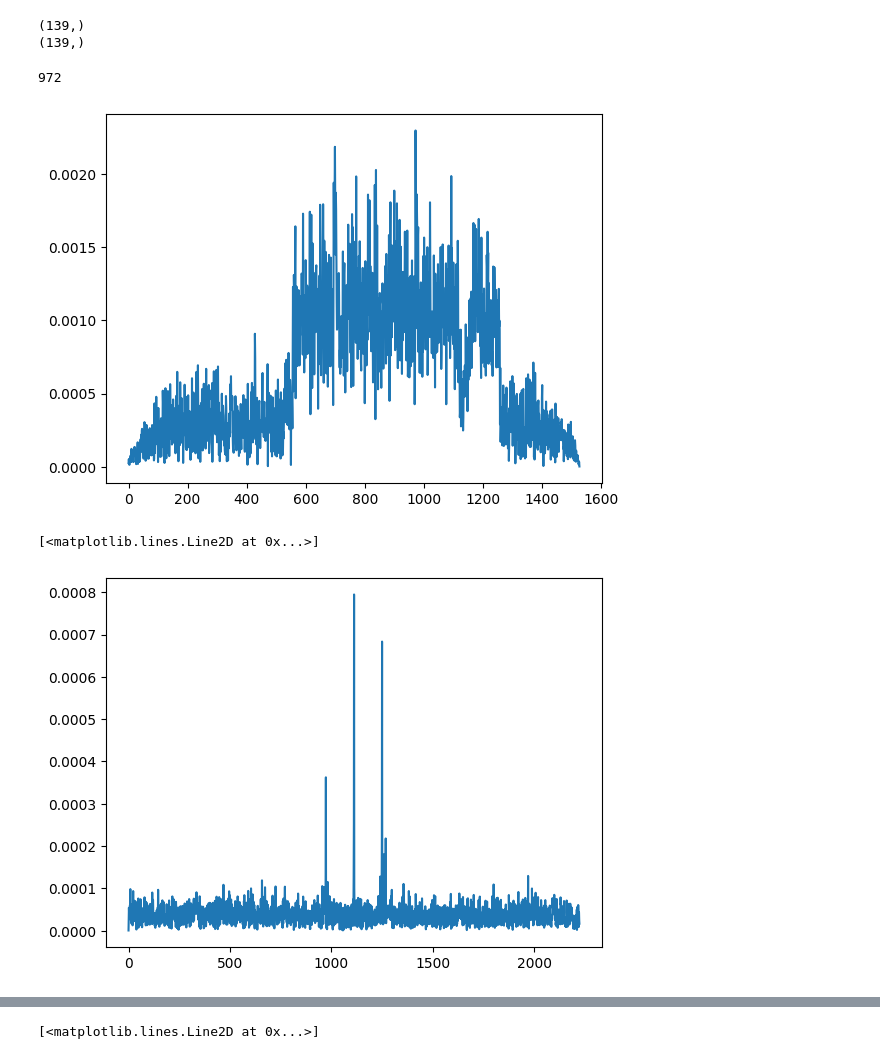
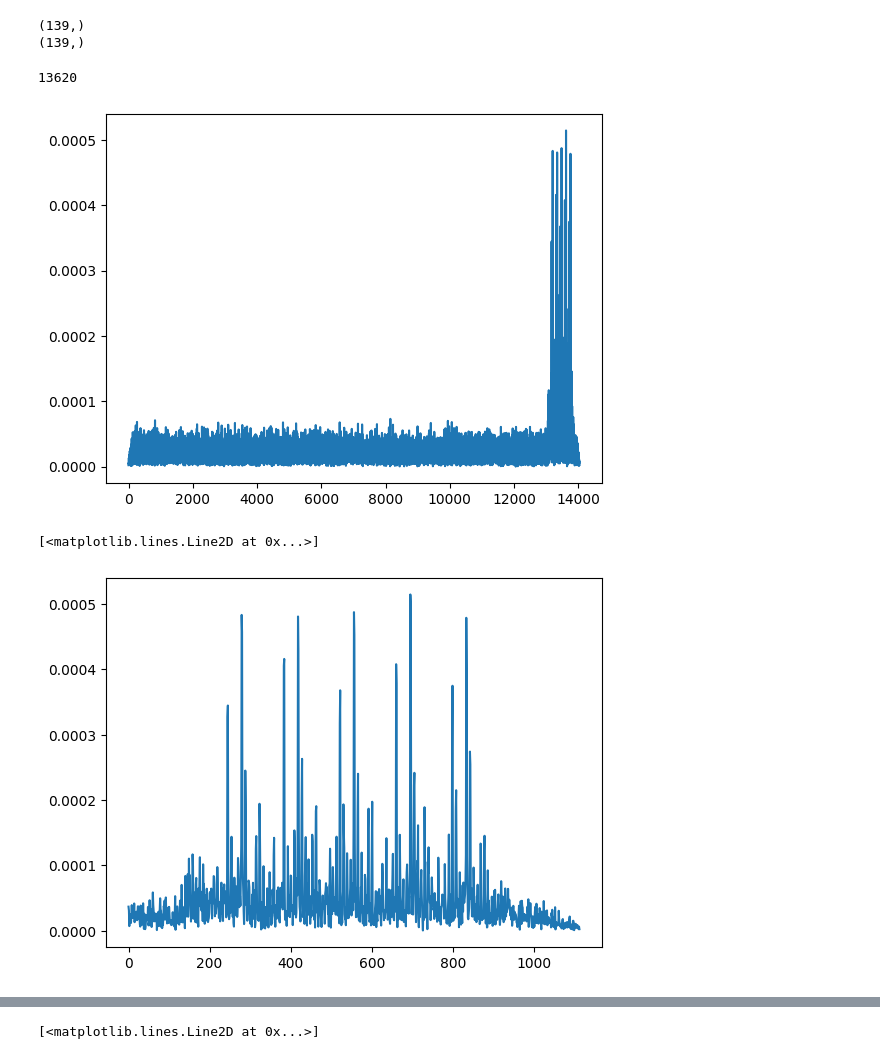
Before and after one commit to navya-xx/OTA-C, a Jupyter notebook: cpp/save_corr_data_analysis.ipynb, the cells around one changed output, grey strips where cells are left out. Cells and saved outputs as stored; diff of their text form; code cells hidden in the pictures.

```diff
--- a/cpp/save_corr_data_analysis.ipynb
+++ b/cpp/save_corr_data_analysis.ipynb
@@ -3,7 +3,7 @@ import numpy as np
 from matplotlib import pyplot as plt
 import csv
 # %%
-file_path = "./storage/save_ref_rx_serial_32C79BE.dat"
+file_path = "./storage/save_ref_rx_serial_32C79BE_4.dat"
 with open(file_path, 'r') as f:
     data = f.read();
 
@@ -41,15 +41,14 @@ plot_corr = np.abs(corr_zfc) / N #[N-1:-(N-1)]
 plt.plot(plot_corr)
 print(np.argmax(plot_corr))
 # %% [output]
-972
+13620
-[figure, old version]
+[figure, new version]
 # %%
-plot_corr = np.abs(complex_symbols) / N
 pmax = np.argmax(plot_corr).item()
-plt.plot(plot_corr[pmax-N*8 : pmax + N*8])
+plt.plot(plot_corr[pmax-N*5 : pmax + N*8])
 # %% [output]
 [<matplotlib.lines.Line2D at 0x...>]
-[figure, old version]
+[figure, new version]
 # %%
 # testing
 S = 100
```
Also changed, not shown: parts of 3 cells of this notebook, 3 other files.
